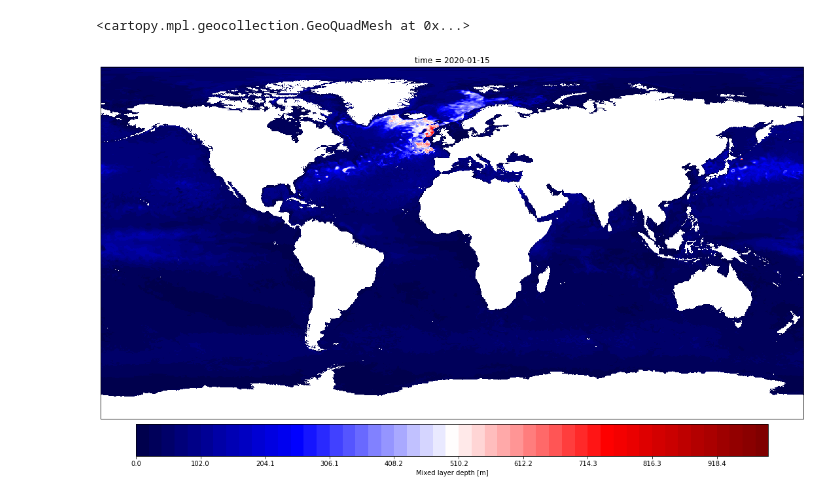
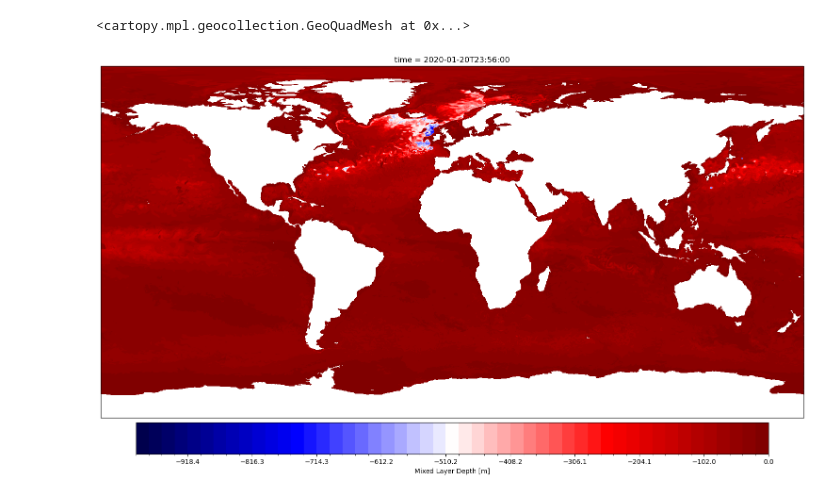
Before and after one commit to nextGEMS/nextGEMS_Cycle3, a Jupyter notebook: FESOM/interpolated_data.ipynb, the cells around one changed output. Drawn from its saved outputs; the diff is of its cells as text; code cells hidden in the pictures.

```diff
--- a/FESOM/interpolated_data.ipynb
+++ b/FESOM/interpolated_data.ipynb
@@ -16,2 +18,2 @@ run = cat.FESOM['tco2559-ng5-cycle3_interpolated']
 # %%
-data = run['025_degree_monthly'].to_dask()
+data = cat['FESOM']['IFS_4.4-FESOM_5-cycle3']['2D_daily_0.25deg'].to_dask()
@@ -55,18 +57,18 @@ domain = domain or [-180, 180, -90, 90]
 # %%
 plt.subplots(
             1,
             1,
             subplot_kw=dict(projection=working_projection),
             constrained_layout=True,
             figsize=(15,10),
         )
 
-data['mld'][0,:].plot(
+data['MLD1'][0,:].plot(
                       transform=ccrs.PlateCarree(),
                       cbar_kwargs={"shrink": 0.9, "pad": 0.01, "orientation": "horizontal"},
-                      levels=np.linspace(0, 1000, 50),
+                      levels=np.linspace(-1000, 0, 50),
                       cmap=cm.seismic
                      )
 # %% [output]
 <cartopy.mpl.geocollection.GeoQuadMesh at 0x...>
-[figure, old version]
+[figure, new version]
```
Also changed, not shown: parts of 5 cells of this notebook, 2 other files.
